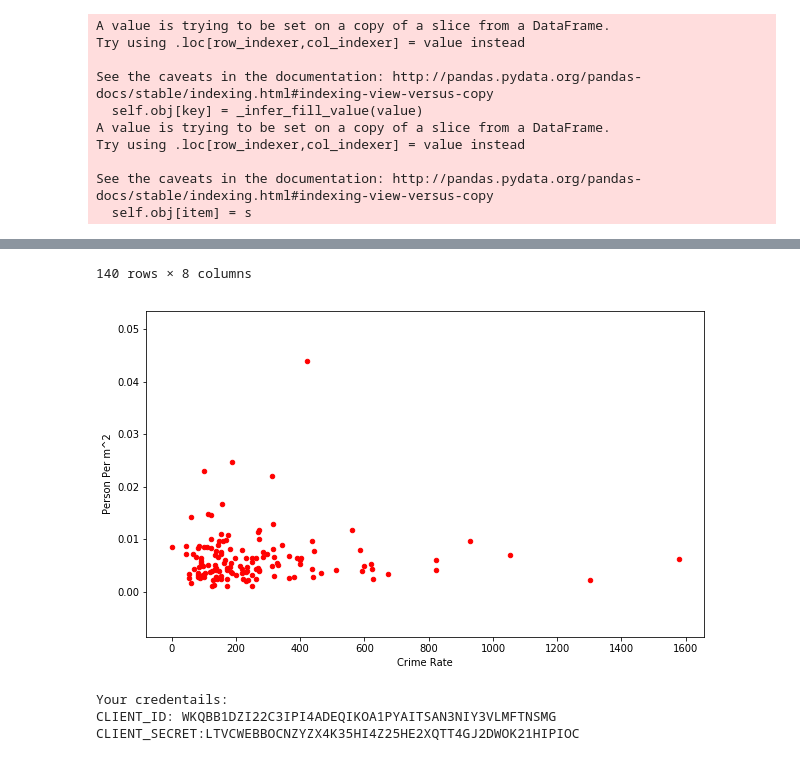
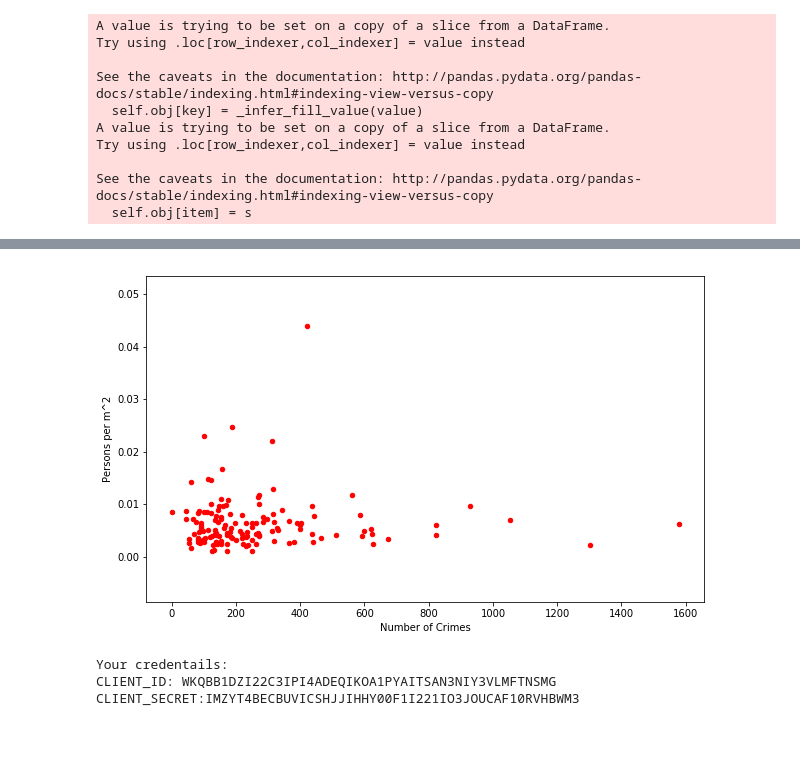
Before and after one commit to DirkFritz/Coursera_Capstone, a Jupyter notebook: FinalProject.ipynb, the cells around one changed output, grey strips where cells are left out. Cells and saved outputs as stored; diff of their text form; code cells hidden in the pictures.

```diff
--- a/FinalProject.ipynb
+++ b/FinalProject.ipynb
@@ -59,13 +68,12 @@ neighborhoods2=neighborhoods2.set_index("AREA_SHORT_CODE")
 crimeData = pd.read_csv(f"https://raw.githubusercontent.com/DirkFritz/Coursera_Capstone/master/Neighbourhood_Crime_Rates_Boundary_File.csv")
 #crimeData
 # %%
-neighborhoods2["Crime Rate"]= 0
+neighborhoods2["Number of Crimes"]= 0
 for idx, row in crimeData.iterrows():
     hoodId = crimeData.loc[idx,"Hood_ID"]
     crimeRate = crimeData.loc[idx,"Assault_2018"] + crimeData.loc[idx,"Auto_Theft_2018"] + crimeData.loc[idx,"BreakandEnter_2018"] + crimeData.loc[idx,"Robbery_2018"] + crimeData.loc[idx,"Theft_Over_2018"] + crimeData.loc[idx,"Homicide_2018"]
-    neighborhoods2.loc[hoodId,"Crime Rate"]=crimeRate
+    neighborhoods2.loc[hoodId,"Number of Crimes"]=crimeRate
    # neighborhoods2.loc[hoodId,"AREA_NAME"]=crimeData.loc[idx,"Neighbourhood"]
    # print(str(idx) + " "+str(hoodId) + " " + "N "+str(neighborhoods2.loc[hoodId,"Crime Rate"]) + str(neighborhoods2.loc[hoodId,"AREA_NAME"]) )
-#neighborhoods2.sort_values("AREA_NAME", ascending=True)
-neighborhoods2
+neighborhoods2.sort_values("AREA_NAME", ascending=True).head(5)
 # %% [output]
@@ -188,13 +167,13 @@ Name: 2, Length: 140, dtype: object
 # %%
 neighborhoods2=neighborhoods2.fillna(0)
-crimeToPop =neighborhoods2[["AREA_NAME","Crime Rate"]]
-crimeToPop.loc[:,"Person Per m^2"] = neighborhoods2["Population"]/neighborhoods2["Area m^2"]
-neighborhoods2.loc[:,"Person Per m^2"]= neighborhoods2["Population"]/neighborhoods2["Area m^2"]
-neighborhoods2.loc[:,"Crime Rate"]= (neighborhoods2["Crime Rate"]/neighborhoods2["Population"])*100000
+crimeToPop =neighborhoods2[["AREA_NAME","Number of Crimes"]]
+crimeToPop.loc[:,"Persons per m^2"] = neighborhoods2["Population"]/neighborhoods2["Area m^2"]
+neighborhoods2.loc[:,"Persons per m^2"]= neighborhoods2["Population"]/neighborhoods2["Area m^2"]
+#neighborhoods2.loc[:,"Crime Rate"]= (neighborhoods2["Crime Rate"]/neighborhoods2["Population"])*100000
 
-crimeToPop.plot(kind='scatter', x='Crime Rate', y='Person Per m^2', figsize=(10, 6), color='red')
-crimeToPop.sort_values("Person Per m^2", ascending=False)
-neighborhoods2
+crimeToPop.plot(kind='scatter', x='Number of Crimes', y='Persons per m^2', figsize=(10, 6), color='red')
+crimeToPop.sort_values("Persons per m^2", ascending=False)
+neighborhoods2.sort_values("AREA_NAME", ascending=True).head(5)
 # %% [output]
 A value is trying to be set on a copy of a slice from a DataFrame.
 Try using .loc[row_indexer,col_indexer] = value instead
@@ -226,8 +194,7 @@ See the caveats in the documentation: http://pandas.pydata.org/pandas-docs/stabl
-140 rows × 8 columns
-[figure, old version]
+[figure, new version]
 # %%
 CLIENT_ID = "WKQBB1DZI22C3IPI4ADEQIKOA1PYAITSAN3NIY3VLMFTNSMG" # your Foursquare ID
-CLIENT_SECRET = 'LTVCWEBBOCNZYZX4K35HI4Z25HE2XQTT4GJ2DWOK21HIPIOC' # your Foursquare Secret
+CLIENT_SECRET = 'IMZYT4BECBUVICSHJJIHHY00F1I221IO3JOUCAF10RVHBWM3' # your Foursquare Secret
 VERSION = '20180605' # Foursquare API version
 
 print('Your credentails:')
@@ -236,7 +203,7 @@ print('CLIENT_SECRET:' + CLIENT_SECRET)
 # %% [output]
 Your credentails:
 CLIENT_ID: WKQBB1DZI22C3IPI4ADEQIKOA1PYAITSAN3NIY3VLMFTNSMG
-CLIENT_SECRET:LTVCWEBBOCNZYZX4K35HI4Z25HE2XQTT4GJ2DWOK21HIPIOC
+CLIENT_SECRET:IMZYT4BECBUVICSHJJIHHY00F1I221IO3JOUCAF10RVHBWM3
 # %%
 def getNearbyVenues(hoodId, names, latitudes, longitudes,categoryId, radius=500):
 
```
Also changed, not shown: parts of 25 cells of this notebook.
